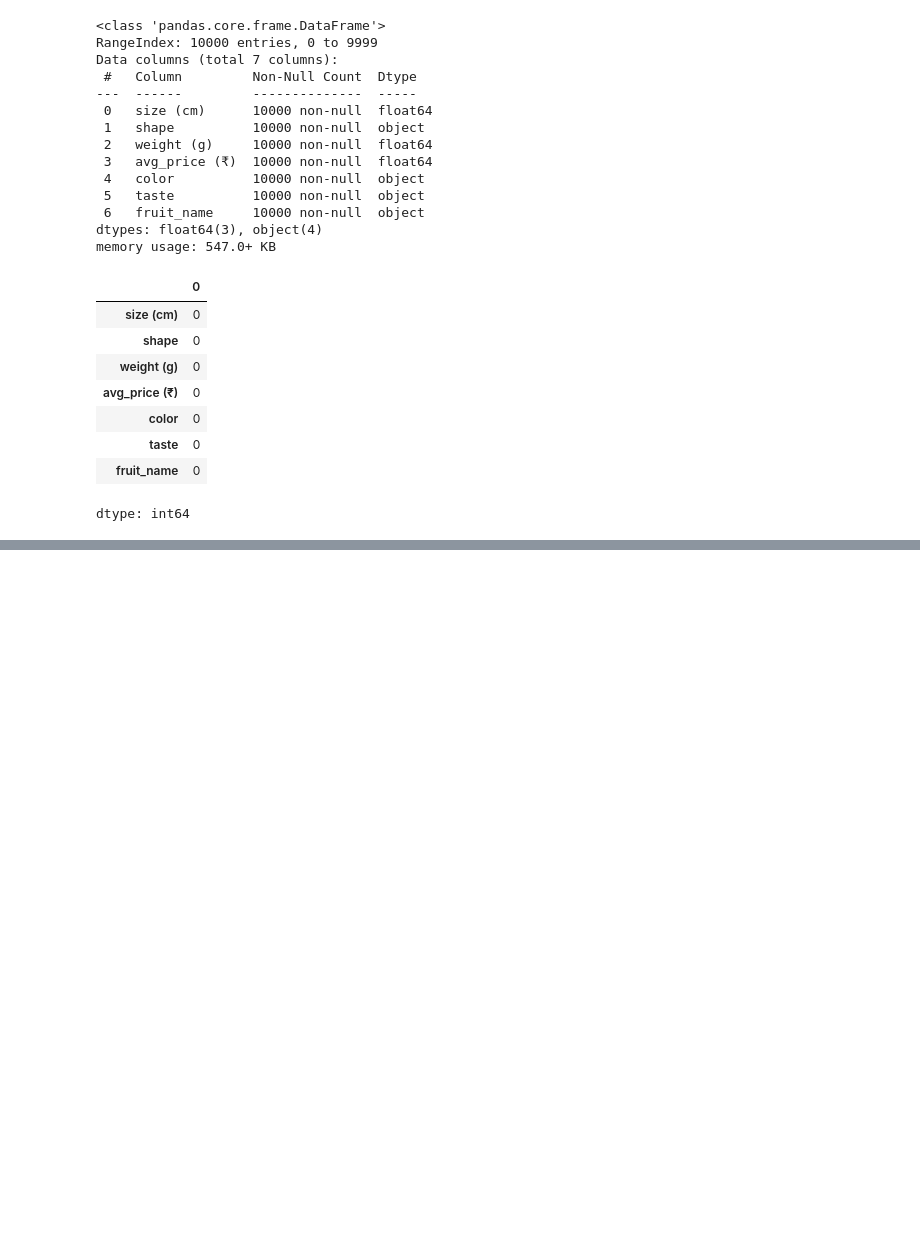
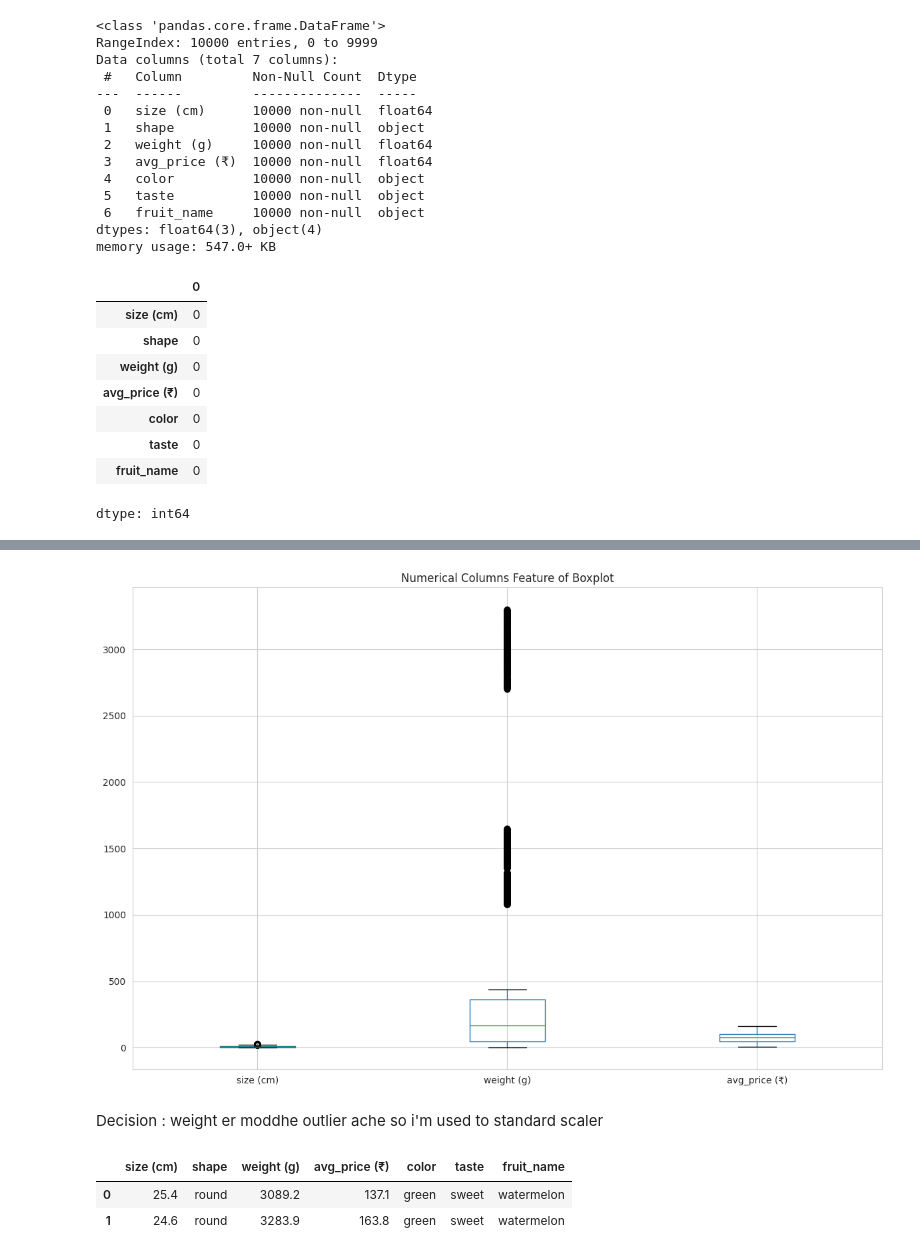
Before and after one commit to sonjoy1s/kaggle_project, a Jupyter notebook: fruit_classification.ipynb, the cells around one changed output, grey strips where cells are left out. Drawn from its saved outputs; the diff is of its cells as text; code cells hidden in the pictures; blank space fills up the shorter version.

```diff
--- a/fruit_classification.ipynb
+++ b/fruit_classification.ipynb
@@ -53,0 +77,16 @@ dtype: int64
+# %%
+plt.figure(figsize=(12,8))
+df[numerical_col].boxplot()
+plt.title('Numerical Columns Feature of Boxplot')
+plt.tight_layout()
+plt.show()
+# %% [output]
+[figure, added]
+# %% [markdown]
+Decision : weight er moddhe outlier ache so i'm used to standard scaler
+# %%
+df.head(2)
+# %% [output]
+|  | size (cm) | shape | weight (g) | avg_price (₹) | color | taste | fruit_name |
+| 0 | 25.4 | round | 3089.2 | 137.1 | green | sweet | watermelon |
+| 1 | 24.6 | round | 3283.9 | 163.8 | green | sweet | watermelon |
```
Also changed, not shown: parts of 19 cells of this notebook.
